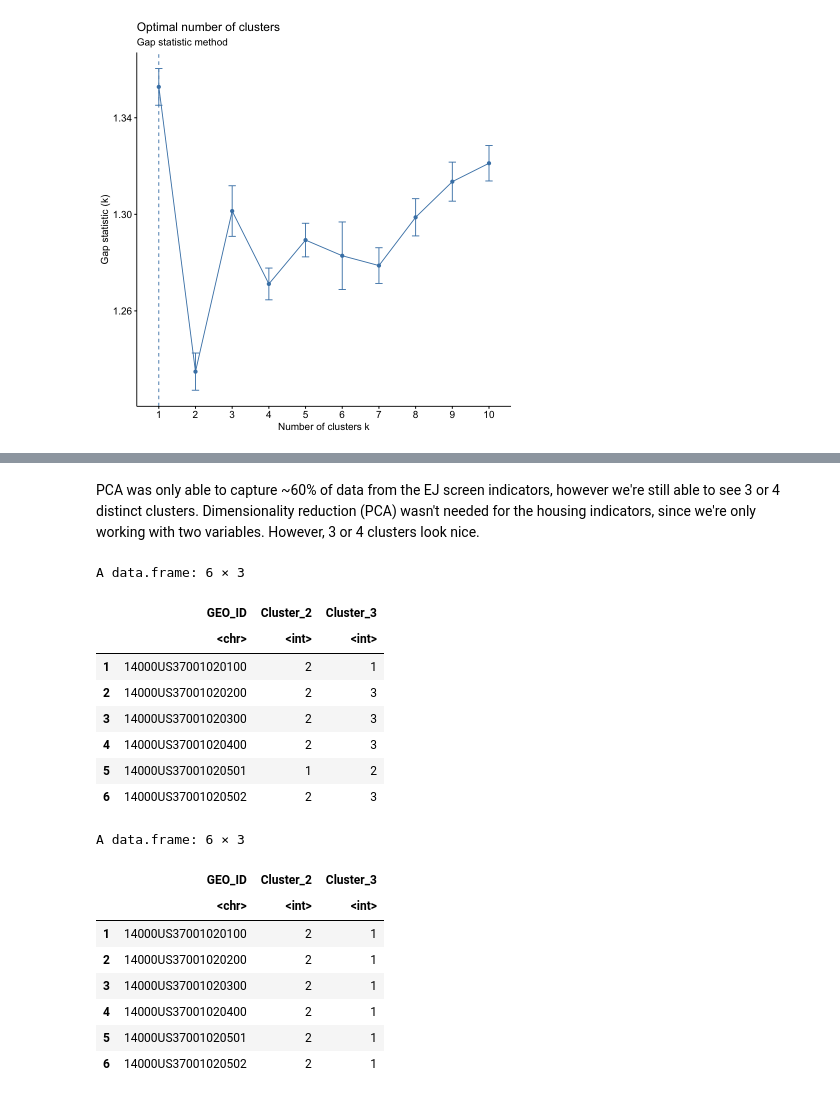
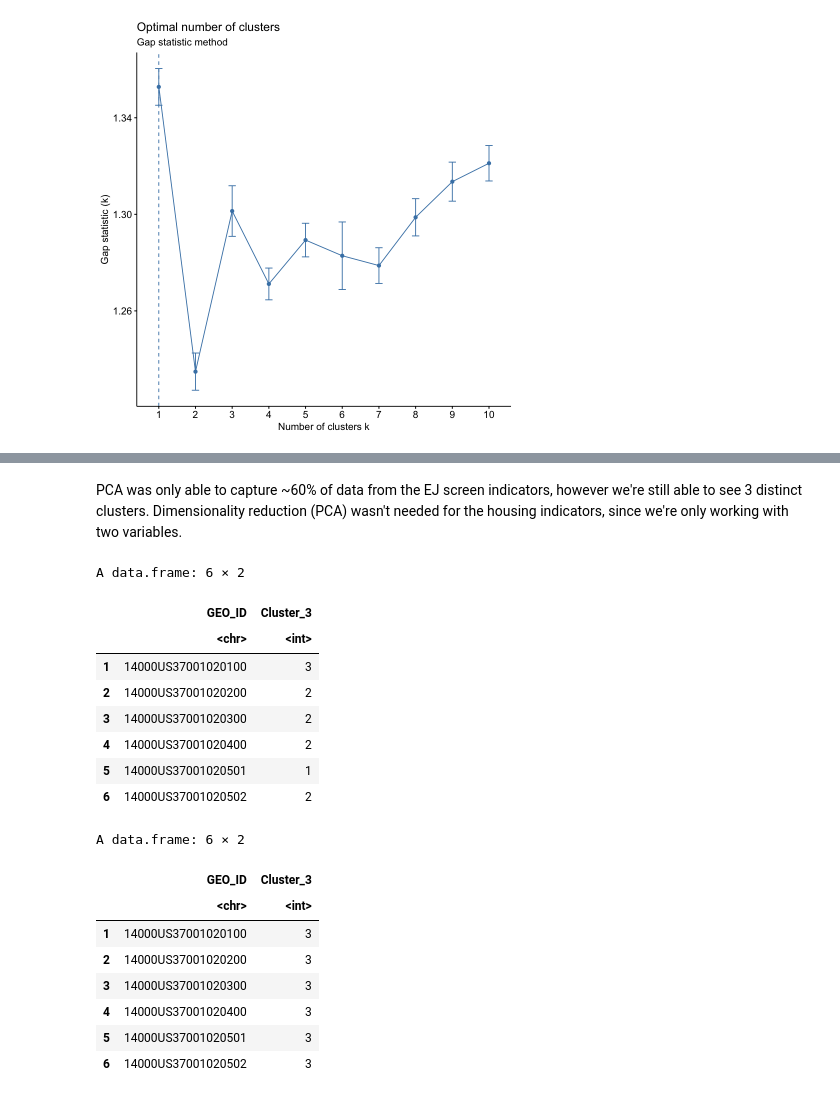
Before and after one commit to UNC-CEMALB/ENVIROSCAN, a Jupyter notebook: 3. Sociodemographic & Housing Clustering/Sociodemographic & Housing Clustering.ipynb, the cells around one changed output, grey strips where cells are left out. Cells and saved outputs as stored; diff of their text form; code cells hidden in the pictures.

```diff
--- a/3. Sociodemographic & Housing Clustering/Sociodemographic & Housing Clustering.ipynb
+++ b/3. Sociodemographic & Housing Clustering/Sociodemographic & Housing Clustering.ipynb
@@ -184,33 +170,33 @@ fviz_cluster(housing_kmeans_3, data = id_housing_df)
 # %% [markdown]
-PCA was only able to capture ~60% of data from the EJ screen indicators, however we're still able to see 3 or 4 distinct clusters. Dimensionality reduction (PCA) wasn't needed for the housing indicators, since we're only working with two variables. However, 3 or 4 clusters look nice.
+PCA was only able to capture ~60% of data from the EJ screen indicators, however we're still able to see 3 distinct clusters. Dimensionality reduction (PCA) wasn't needed for the housing indicators, since we're only working with two variables.
 # %%
 # extracting geo id cluster assignments
-ejscreen_cluster_df = cbind(data.frame(ejscreen_kmeans_2$cluster), data.frame(ejscreen_kmeans_3$cluster)) %>%
+ejscreen_cluster_df = data.frame(ejscreen_kmeans_3$cluster) %>%
     rownames_to_column(var = "GEO_ID")
-colnames(ejscreen_cluster_df)[2:3] = c("Cluster_2", "Cluster_3")
+colnames(ejscreen_cluster_df)[2] = c("Cluster_3")
 
-housing_cluster_df = cbind(data.frame(housing_kmeans_2$cluster), data.frame(housing_kmeans_3$cluster)) %>%
+housing_cluster_df = data.frame(housing_kmeans_3$cluster) %>%
     rownames_to_column(var = "GEO_ID")
-colnames(housing_cluster_df)[2:3] = c("Cluster_2", "Cluster_3")
+colnames(housing_cluster_df)[2] = c("Cluster_3")
 
 head(ejscreen_cluster_df)
 head(housing_cluster_df)
 # %% [output]
-A data.frame: 6 × 3
+A data.frame: 6 × 2
-|  | GEO_ID | Cluster_2 | Cluster_3 |
-|  | <chr> | <int> | <int> |
-| 1 | 14000US37001020100 | 2 | 1 |
-| 2 | 14000US37001020200 | 2 | 3 |
-| 3 | 14000US37001020300 | 2 | 3 |
-| 4 | 14000US37001020400 | 2 | 3 |
-| 5 | 14000US37001020501 | 1 | 2 |
-| 6 | 14000US37001020502 | 2 | 3 |
+|  | GEO_ID | Cluster_3 |
+|  | <chr> | <int> |
+| 1 | 14000US37001020100 | 3 |
+| 2 | 14000US37001020200 | 2 |
+| 3 | 14000US37001020300 | 2 |
+| 4 | 14000US37001020400 | 2 |
+| 5 | 14000US37001020501 | 1 |
+| 6 | 14000US37001020502 | 2 |
-A data.frame: 6 × 3
+A data.frame: 6 × 2
-|  | GEO_ID | Cluster_2 | Cluster_3 |
-|  | <chr> | <int> | <int> |
-| 1 | 14000US37001020100 | 2 | 1 |
-| 2 | 14000US37001020200 | 2 | 1 |
-| 3 | 14000US37001020300 | 2 | 1 |
-| 4 | 14000US37001020400 | 2 | 1 |
-| 5 | 14000US37001020501 | 2 | 1 |
-| 6 | 14000US37001020502 | 2 | 1 |
+|  | GEO_ID | Cluster_3 |
+|  | <chr> | <int> |
+| 1 | 14000US37001020100 | 3 |
+| 2 | 14000US37001020200 | 3 |
+| 3 | 14000US37001020300 | 3 |
+| 4 | 14000US37001020400 | 3 |
+| 5 | 14000US37001020501 | 3 |
+| 6 | 14000US37001020502 | 3 |
```
Also changed, not shown: parts of 5 cells of this notebook.
